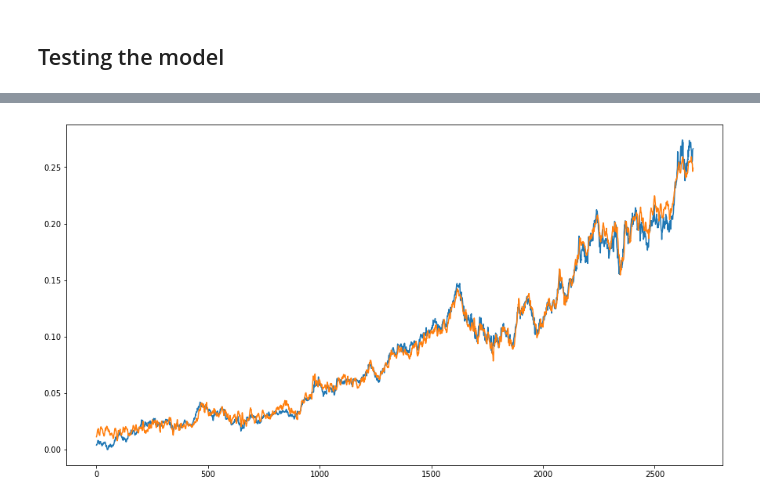
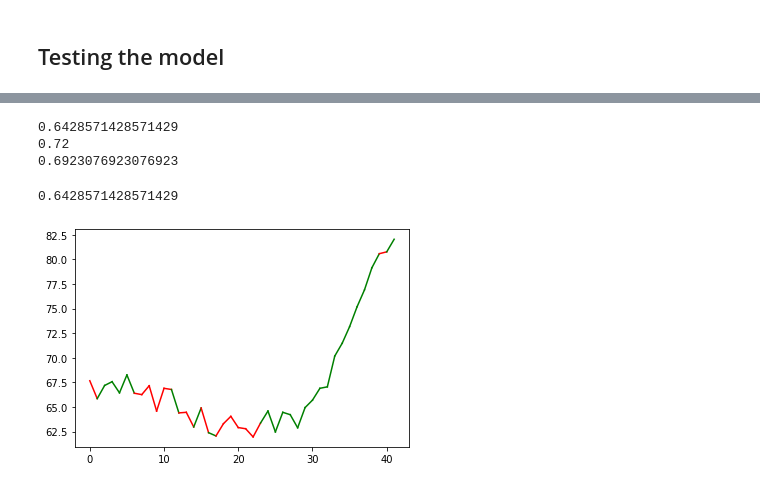
Before and after one commit to brunokiyoshi/Nanodegree-MLE-capstone-project, a Jupyter notebook: Capstone project.ipynb, the cells around one changed output, grey strips where cells are left out. Saved outputs shown, nothing was run; the diff lists cells and outputs as text; code cells hidden in the pictures.

```diff
--- a/Capstone project.ipynb
+++ b/Capstone project.ipynb
@@ -302,8 +661,14 @@ plt.show()
+# %%
+if client.describe_endpoint(EndpointName=endpoint_name_bn)["EndpointStatus"] not in ["InService", "Creating"]:
+    predictor_bn = lstm_hyperparameter_tuner_bn.best_estimator().deploy(initial_instance_count = 1, instance_type = 'ml.t2.medium', endpoint_name=endpoint_name_bn)
+else:
+    predictor_bn = sagemaker.pytorch.PyTorchPredictor(endpoint_name_bn)
 # %%
-train_data = pd.read_csv(os.path.join(train_data_dir, "train.csv"), header=None, names=None)
+test_data_bn = pd.read_csv(os.path.join(test_data_bn_dir, "test.csv"), header=None, names=None)
 
-train_y = train_data[[0]].values
-train_y = torch.from_numpy(train_y).float()
+test_y_bn = test_data_bn[[0]].values
+# test_y_bn = torch.from_numpy(test_y_bn).float()
 
-train_X = train_data.drop([0], axis=1).values
-train_X = torch.from_numpy(train_X).float().unsqueeze(1)
+test_X_bn = test_data_bn.drop([0], axis=1).values
+test_X_bn = torch.from_numpy(test_X_bn).float().unsqueeze(1)
+test_X_bn
@@ -312,8 +689,28 @@ predictions_train = predictor.predict(train_X)
-# %%
-# plot baseline and predictions
-plt.figure(figsize=(15,8))
-plt.plot(train_y)
-plt.plot(predictions_train)
-plt.show()
-# %% [output]
-[figure, removed]
+# %%
+predictions_bn = predictor_bn.predict(test_X_bn)
+predictions_bn_ = [round(num[0]) for num in predictions_bn]
+# %%
+from sklearn.metrics import accuracy_score, recall_score, precision_score
+print(accuracy_score(test_y_bn, predictions_bn_))
+print(recall_score(test_y_bn, predictions_bn_))
+print(precision_score(test_y_bn, predictions_bn_))
+# %% [output]
+0.6428571428571429
+0.72
+0.6923076923076923
+# %%
+matches = []
+for i in range(len(predictions_bn_)):
+    if int(predictions_bn_[i]) == int(test_y_bn[i]):
+        matches.append(1)
+    else:
+        matches.append(0)
+np.mean(matches)
+# %% [output]
+0.6428571428571429
+# %%
+colors = [("green" if pred == 1 else "red") for pred in predictions_bn_]
+for i in range(len(predictions_bn_)-1):
+    plt.plot([i, i+1],[test_y_[i], test_y_[i+1]], c=colors[i])
+# %% [output]
+[figure, added]
```
Also changed, not shown: parts of 94 cells of this notebook, 4 other files.
